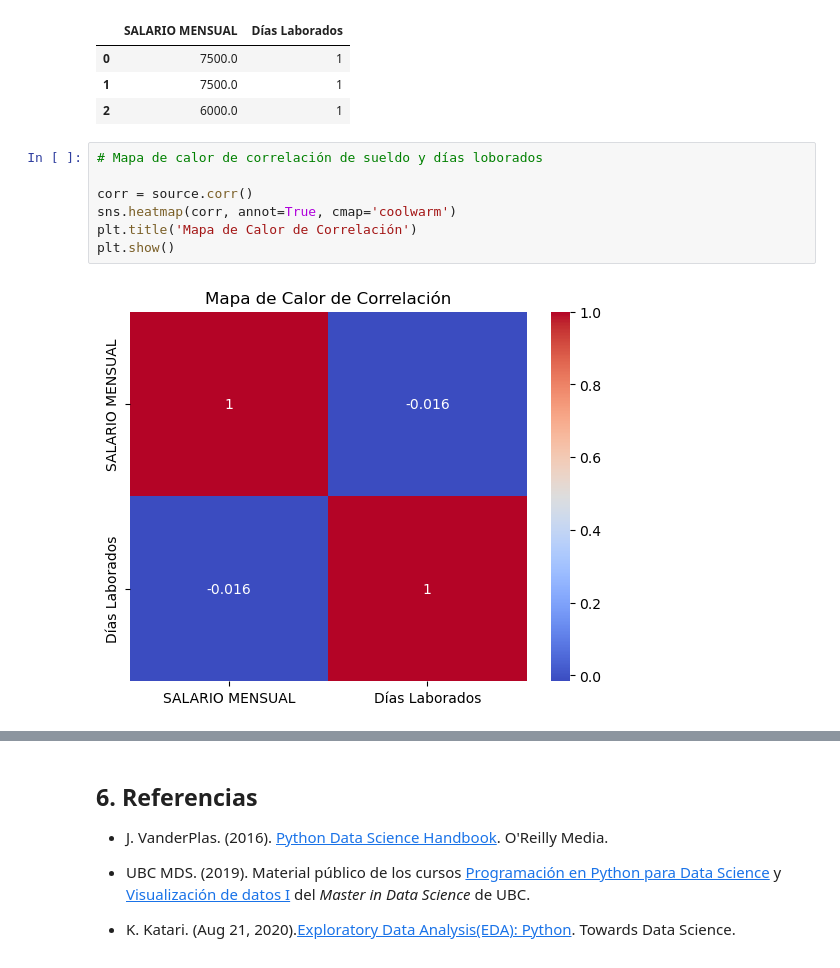
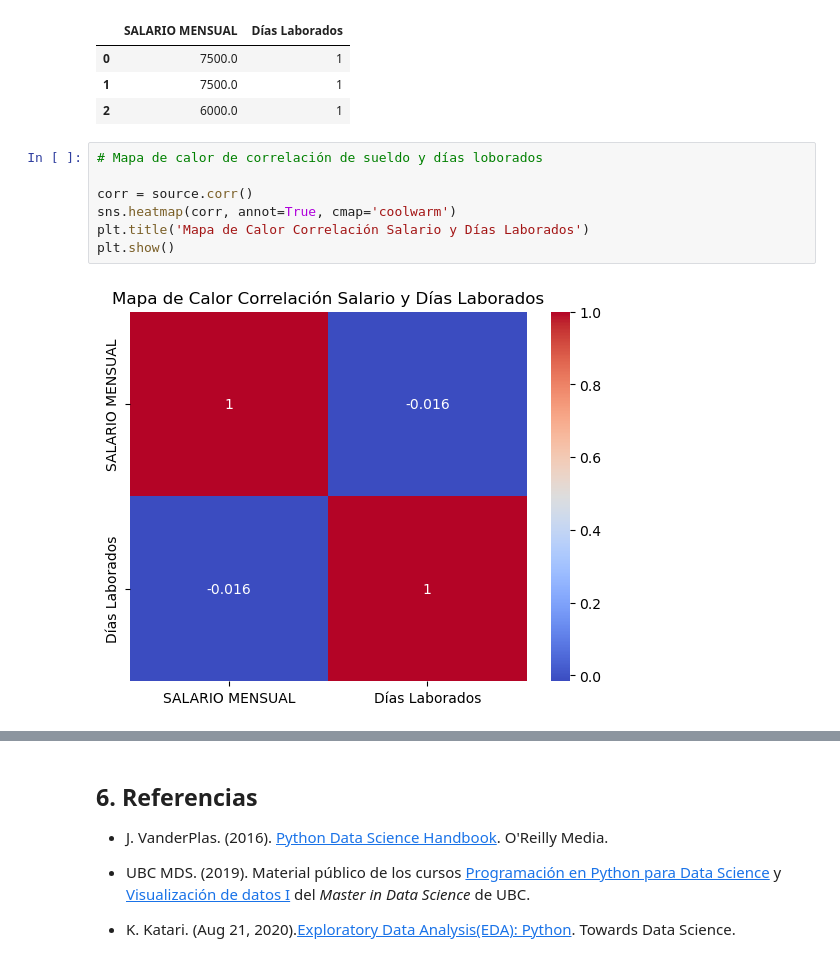
Before and after one commit to Jolmed26/PrediccionRotacionPersonal, a Jupyter notebook: src/EDA.ipynb, the cells around one changed output, grey strips where cells are left out. Saved outputs shown, nothing was run; the diff lists cells and outputs as text.

```diff
--- a/src/EDA.ipynb
+++ b/src/EDA.ipynb
@@ -1319,9 +1324,9 @@ source.head(3)
 # %%
 # Mapa de calor de correlación de sueldo y días loborados
 
 corr = source.corr()
 sns.heatmap(corr, annot=True, cmap='coolwarm')
-plt.title('Mapa de Calor de Correlación')
+plt.title('Mapa de Calor Correlación Salario y Días Laborados')
 plt.show()
 # %% [output]
-[figure, old version]
+[figure, new version]
```
Also changed, not shown: parts of 14 cells of this notebook.
